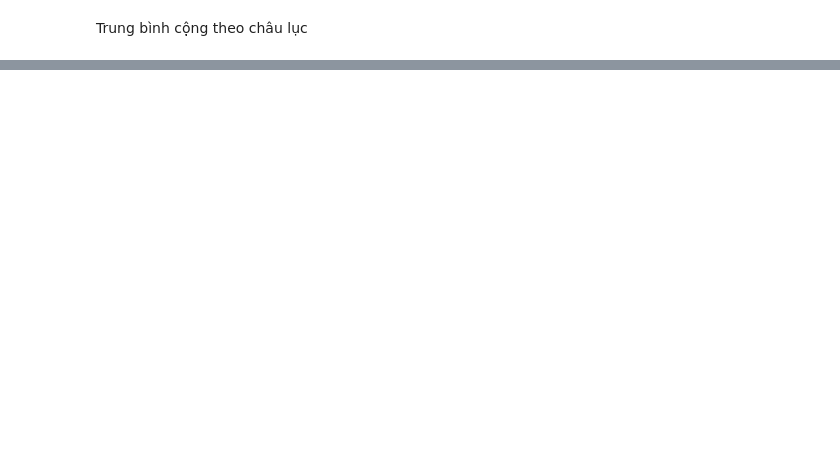
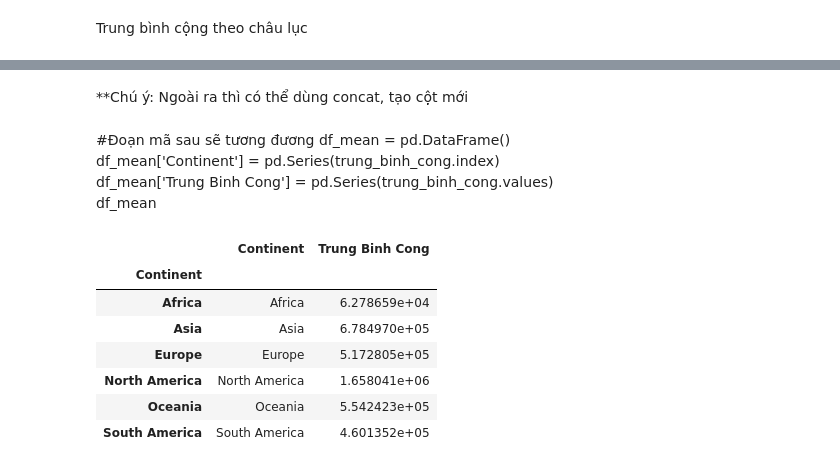
Before and after one commit to hainmit09/DataAnalysis, a Jupyter notebook: Pandas_2_Bài_tập_1.ipynb, the cells around one changed output, grey strips where cells are left out. Cells and saved outputs as stored; diff of their text form; code cells hidden in the pictures; blank space fills up the shorter version.

```diff
--- a/Pandas_2_Bài_tập_1.ipynb
+++ b/Pandas_2_Bài_tập_1.ipynb
@@ -6,5 +10,5 @@ import matplotlib.pyplot as plt
 # %%
-df = pd.read_csv("https://s3.ap-southeast-1.amazonaws.com/learn.codegym.vn/media/public/2021/12/31020936/GDPlist.csv", encoding="ISO=8859-1")
+df = pd.read_csv("https://s3.ap-southeast-1.amazonaws.com/learn.codegym.vn/media/public/2021/12/31020936/GDPlist.csv", encoding="ISO-8859-1")
 df.head()
 # %% [output]
 |  | Country | Continent | GDP (millions of US$) |
@@ -88,0 +202,22 @@ Name: GDP (millions of US$), dtype: float64
+# %% [markdown]
+**Chú ý: Ngoài ra thì có thể dùng concat, tạo cột mới
+# %% [markdown]
+#Đoạn mã sau sẽ tương đương
+df_mean = pd.DataFrame()<br/>
+df_mean['Continent'] = pd.Series(trung_binh_cong.index)<br/>
+df_mean['Trung Binh Cong'] = pd.Series(trung_binh_cong.values)<br/>
+df_mean
+# %%
+df_mean_2 = pd.DataFrame()
+df_mean_2['Continent'] = pd.Series(trung_binh_cong.index, index=trung_binh_cong.index)
+df_mean_2['Trung Binh Cong'] = pd.Series(trung_binh_cong.values,trung_binh_cong.index)
+df_mean_2
+# %% [output]
+|  | Continent | Trung Binh Cong |
+| Continent |  |  |
+| Africa | Africa | 6.278659e+04 |
+| Asia | Asia | 6.784970e+05 |
+| Europe | Europe | 5.172805e+05 |
+| North America | North America | 1.658041e+06 |
+| Oceania | Oceania | 5.542423e+05 |
+| South America | South America | 4.601352e+05 |
```
Also changed, not shown: parts of 37 cells of this notebook.
